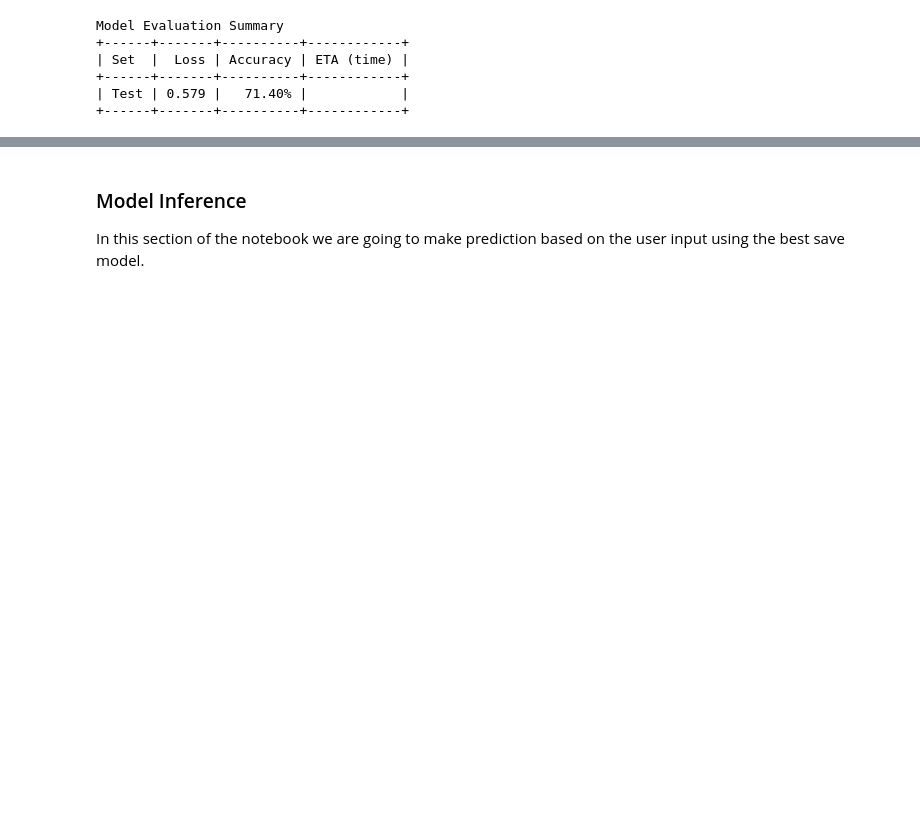
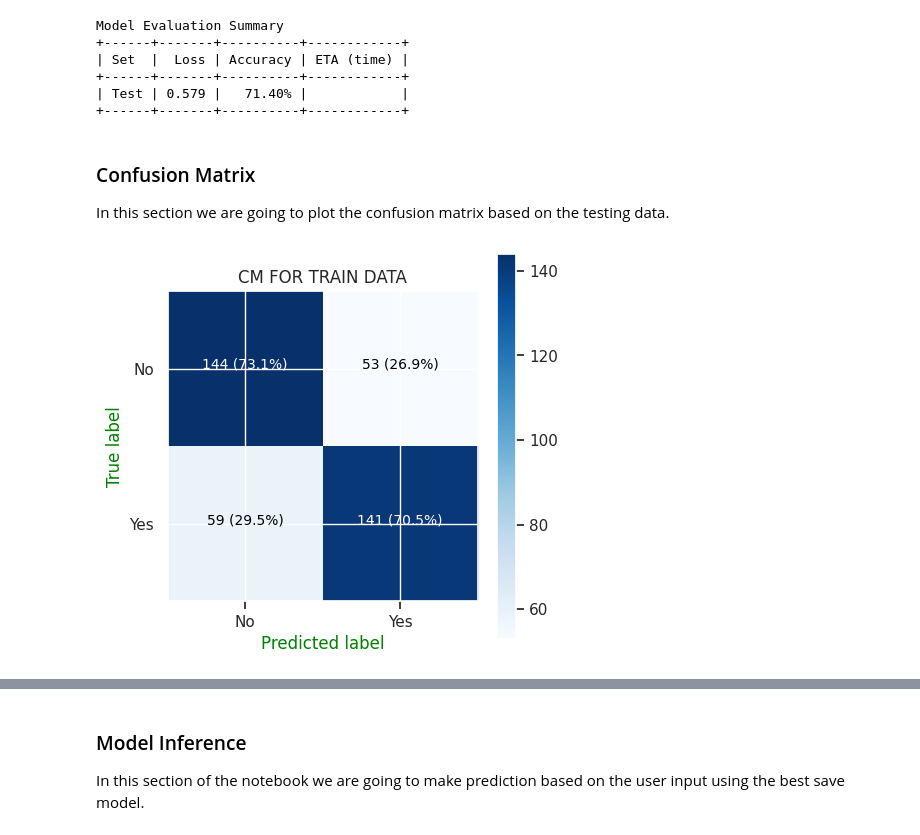
Before and after one commit to CrispenGari/ml-2023, a Jupyter notebook: 16_HYPERTENSION_DETECTION/00_HYPERTENSION_DETECTION_MLP.ipynb, the cells around one changed output, grey strips where cells are left out. Saved outputs shown, nothing was run; the diff lists cells and outputs as text; code cells hidden in the pictures; blank space fills up the shorter version.

```diff
--- a/16_HYPERTENSION_DETECTION/00_HYPERTENSION_DETECTION_MLP.ipynb
+++ b/16_HYPERTENSION_DETECTION/00_HYPERTENSION_DETECTION_MLP.ipynb
@@ -772,3 +773,26 @@ Model Evaluation Summary
 +------+-------+----------+------------+
 | Test | 0.579 |   71.40% |            |
 +------+-------+----------+------------+
+# %% [markdown]
+### Confusion Matrix
+In this section we are going to plot the confusion matrix based on the testing data.
+# %%
+def get_predictions(model, iterator, device):
+  model.eval()
+  labels = []
+  predictions = []
+  with torch.no_grad():
+    for (X, y) in iterator:
+      X = X.to(device)
+      y_pred = torch.sigmoid(model(X)).squeeze().cpu().tolist()
+      predictions.extend([1 if i >= 0.5 else 0 for i in y_pred ])
+      labels.extend(y.cpu().tolist())
+  return labels, predictions
+y_true, y_preds = get_predictions(mlp, testloader, device)
+classes = encoder.classes_
+# %%
+plot_complicated_confusion_matrix(y_true, y_preds,
+  classes, fontsize=10, figsize=(5, 5), title="CM FOR TRAIN DATA"
+)
+# %% [output]
+[figure, added]
```
Also changed, not shown: parts of 6 cells of this notebook.
